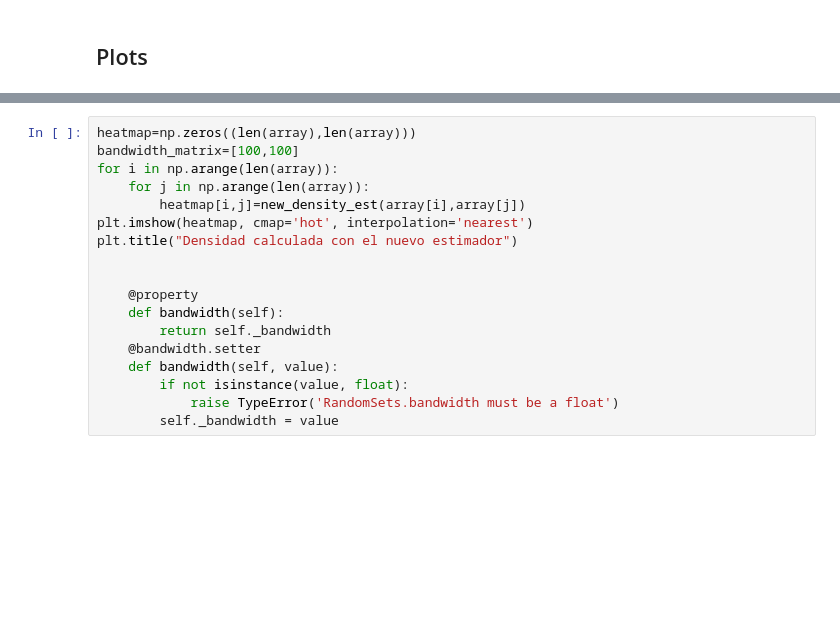
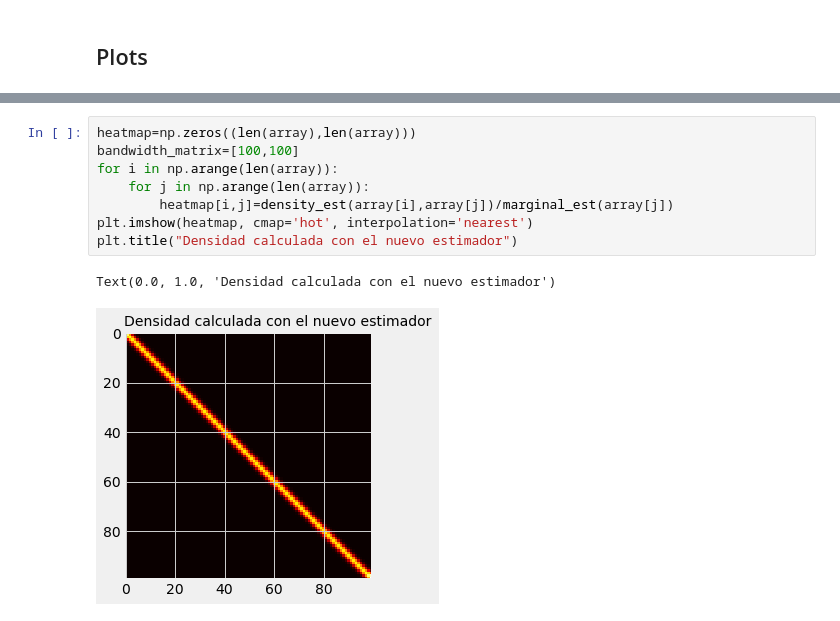
Before and after one commit to EnriqueGap/random_sets, a Jupyter notebook: tests.ipynb, the cells around one changed output, grey strips where cells are left out. Drawn from its saved outputs; the diff is of its cells as text; blank space fills up the shorter version.

```diff
--- a/tests.ipynb
+++ b/tests.ipynb
@@ -187,18 +173,11 @@ KeyboardInterrupt:
 # %%
 heatmap=np.zeros((len(array),len(array)))
 bandwidth_matrix=[100,100]
 for i in np.arange(len(array)):
     for j in np.arange(len(array)):
-        heatmap[i,j]=new_density_est(array[i],array[j])
+        heatmap[i,j]=density_est(array[i],array[j])/marginal_est(array[j])
 plt.imshow(heatmap, cmap='hot', interpolation='nearest')
 plt.title("Densidad calculada con el nuevo estimador")
-
-
-    @property
-    def bandwidth(self):
-        return self._bandwidth
-    @bandwidth.setter
-    def bandwidth(self, value):
-        if not isinstance(value, float):
-            raise TypeError('RandomSets.bandwidth must be a float')
-        self._bandwidth = value
+# %% [output]
+Text(0.0, 1.0, 'Densidad calculada con el nuevo estimador')
+[figure, added]
```
Also changed, not shown: parts of 14 cells of this notebook.
